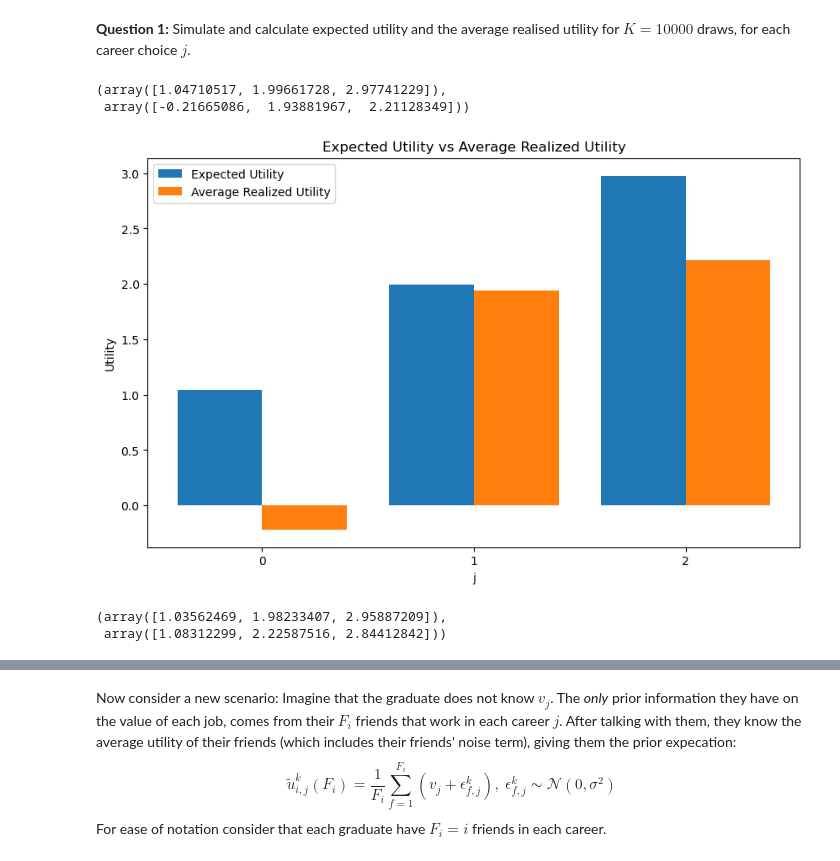
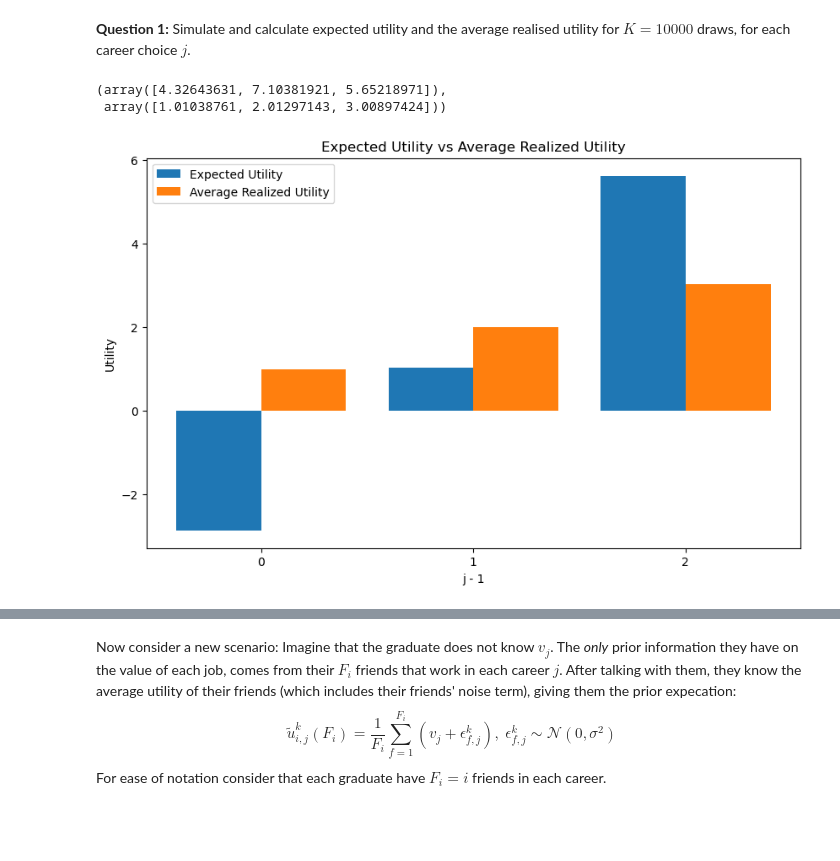
Before and after one commit to NumEconCopenhagen/projects-2024-frederik, a Jupyter notebook: Exam/examproject_Q2_2024.ipynb, the cells around one changed output, grey strips where cells are left out. Cells and saved outputs as stored; diff of their text form; code cells hidden in the pictures; blank space fills up the shorter version.

```diff
--- a/Exam/examproject_Q2_2024.ipynb
+++ b/Exam/examproject_Q2_2024.ipynb
@@ -499,88 +499,37 @@ par.c = 1
 # %% [markdown]
 **Question 1:** Simulate and calculate expected utility and the average realised utility for $K=10000$ draws, for each career choice $j$.
 # %%
-import numpy as np
-from types import SimpleNamespace
-
-# Set the parameters
-par = SimpleNamespace()
-par.J = 3
-par.N = 10
-par.K = 10000
-
-par.F = np.arange(1, par.N + 1)
-par.sigma = 2
-
-par.v = np.array([1, 2, 3])
-par.c = 1
-
 # Simulate and calculate expected utility and average realized utility
 expected_utility = np.zeros(par.J)
 average_realized_utility = np.zeros(par.J)
 
 for j in range(par.J):
-    utility = par.v[j] + np.random.normal(0, par.sigma, par.K)
-    expected_utility[j] = np.mean(utility)
-    average_realized_utility[j] = np.mean(utility[par.F])
+    utility_sum = 0
+    utility_f_sum = 0
+    for k in range(par.K):
+        utility = par.v[j] + np.random.normal(0, par.sigma)
+        utility_sum += utility
+    expected_utility[j] = utility
+    average_realized_utility[j] = utility_sum / par.K
 
 expected_utility, average_realized_utility
 # %% [output]
-(array([1.04710517, 1.99661728, 2.97741229]),
- array([-0.21665086,  1.93881967,  2.21128349]))
+(array([4.32643631, 7.10381921, 5.65218971]),
+ array([1.01038761, 2.01297143, 3.00897424]))
 # %%
-import matplotlib.pyplot as plt
-
-# Create an array of the j values
-j_values = np.arange(par.J)
-
-# Create a bar plot
+# plot the results
 plt.figure(figsize=(10, 6))
 plt.bar(j_values - 0.2, expected_utility, 0.4, label='Expected Utility')
 plt.bar(j_values + 0.2, average_realized_utility, 0.4, label='Average Realized Utility')
 
-# Add labels and title
-plt.xlabel('j')
+# make pretty
+plt.xlabel('j - 1')
 plt.ylabel('Utility')
 plt.title('Expected Utility vs Average Realized Utility')
 plt.xticks(j_values)
 plt.legend()
 
-# Show the plot
+# we show the plot
 plt.show()
 # %% [output]
-[figure, old version]
+[figure, new version]
-# %%
-import numpy as np
-from types import SimpleNamespace
-
-# Set the parameters
-par = SimpleNamespace()
-par.J = 3
-par.N = 10
-par.K = 10000
-
-par.F = np.arange(1, par.N + 1)
-par.sigma = 2
-
-par.v = np.array([1, 2, 3])
-par.c = 1
-
-# Simulate and calculate expected utility and average realized utility
-expected_utility = np.zeros(par.J)
-average_realized_utility = np.zeros(par.J)
-
-for j in range(par.J):
-    utility_sum = 0
-    utility_f_sum = 0
-    for k in range(par.K):
-        utility = par.v[j] + np.random.normal(0, par.sigma)
-        utility_sum += utility
-        if k in par.F:
-            utility_f_sum += utility
-    expected_utility[j] = utility_sum / par.K
-    average_realized_utility[j] = utility_f_sum / len(par.F)
-
-expected_utility, average_realized_utility
-# %% [output]
-(array([1.03562469, 1.98233407, 2.95887209]),
- array([1.08312299, 2.22587516, 2.84412842]))
```
Also changed, not shown: parts of 1 cell of this notebook.
